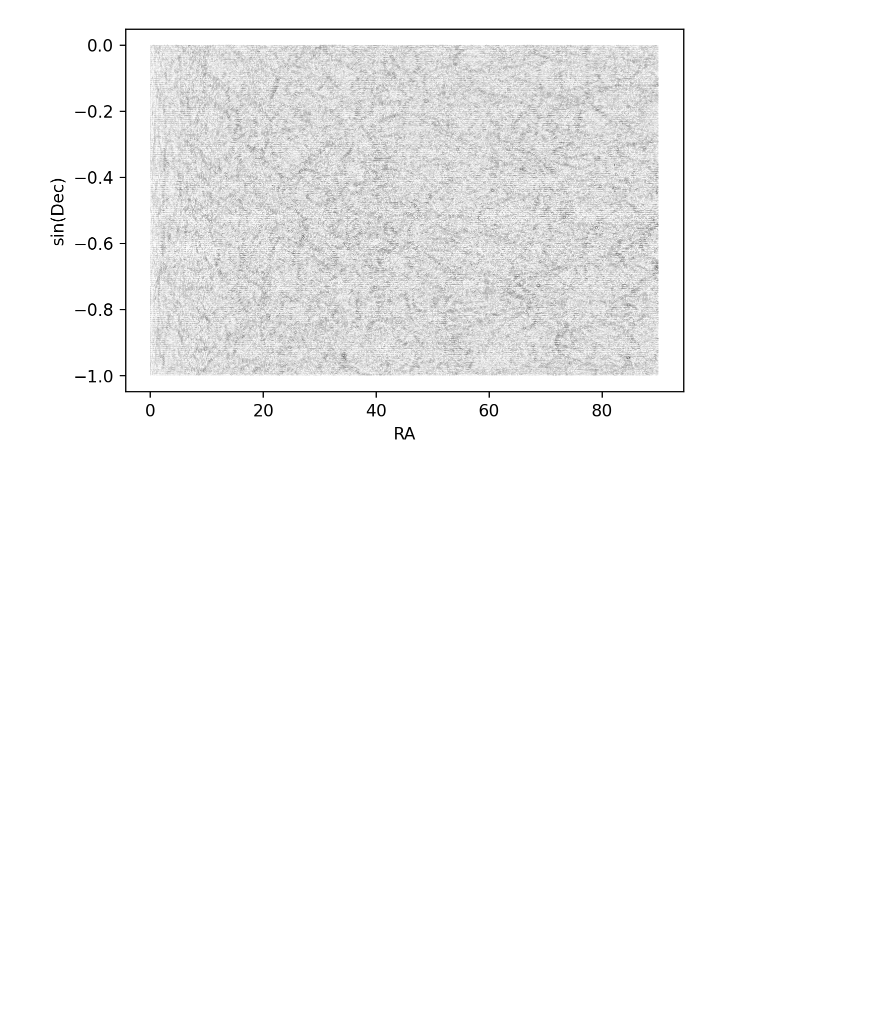
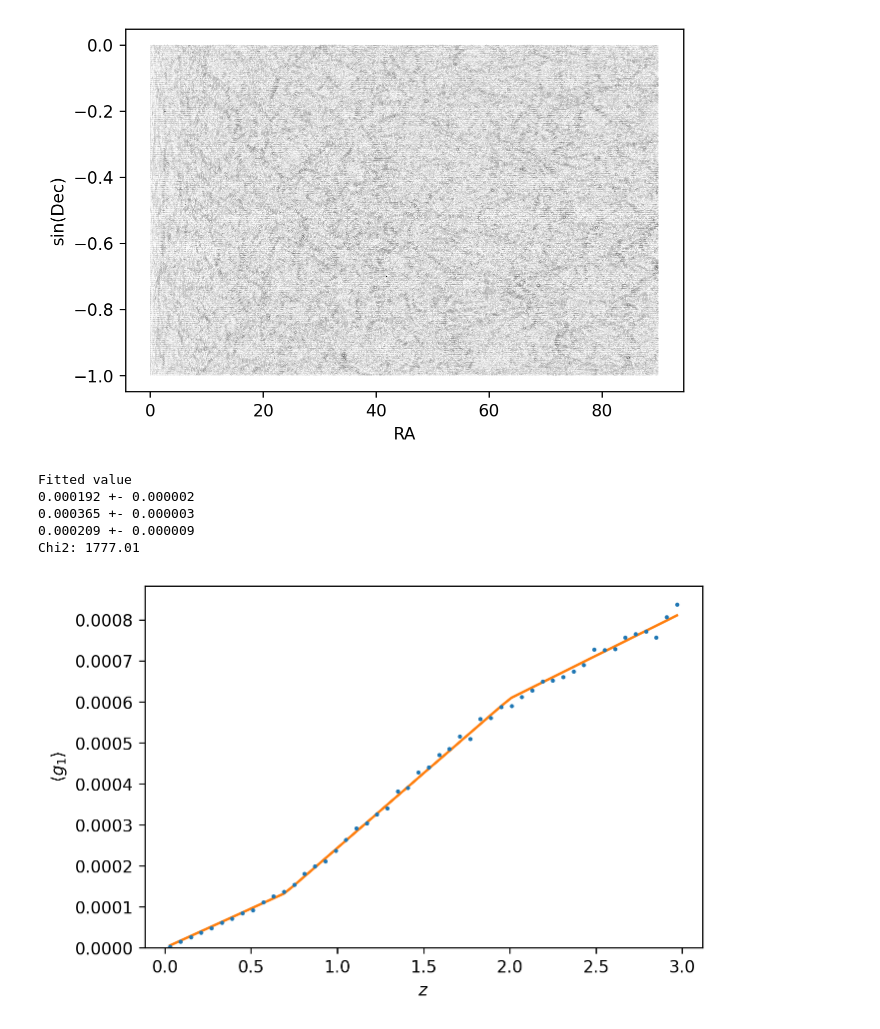
Before and after one commit to cwwalter/seagull-study, a Jupyter notebook: correlation-calculations.ipynb, the cells around one changed output. Cells and saved outputs as stored; diff of their text form; code cells hidden in the pictures; blank space fills up the shorter version.

Commit message:
Add piecewise fitting.

```diff
--- a/correlation-calculations.ipynb
+++ b/correlation-calculations.ipynb
@@ -106,3 +110,48 @@ plt.xlabel('RA')
 plt.ylabel('sin(Dec)');
 # %% [output]
 [figure]
+# %%
+from scipy.optimize import curve_fit
+
+@dask_hist
+def g1_z_prof(df):
+
+    h = Hist.new.Reg(50, 0, 3).Mean()
+    h.fill(df.z, sample=df.g1)
+    return h
+
+def new_slope(x, slope1, slope2, slope3):
+
+    break_1, break_2 = .7, 2
+
+    y = np.piecewise(x, [x <= break_1, (x > break_1)&(x <= break_2), (x > break_2)],
+                     [lambda x:slope1*x,
+                      lambda x:slope2*(x - break_1) + break_1*slope1,
+                      lambda x:slope3*(x - break_2) + break_1*slope1 + (break_2-break_1)*slope2])
+    return y
+
+h = g1_z_prof(df)
+centers = h.axes.centers[0]
+mean = h.view().value
+error_on_mean = np.sqrt(h.view().variance/h.view().count)
+
+popt, pcov = curve_fit(new_slope, centers, mean, sigma=error_on_mean)
+print(f'Fitted value',
+      f'\n{popt[0]:0.6f} +- {np.sqrt(pcov[0][0]):.6f}',
+      f'\n{popt[1]:0.6f} +- {np.sqrt(pcov[1][1]):.6f}',
+      f'\n{popt[2]:0.6f} +- {np.sqrt(pcov[2][2]):.6f}',
+      f'\nChi2: {sum(((mean-new_slope(centers, *popt))/error_on_mean)**2):4.2f}')
+
+plt.errorbar(centers, mean, yerr=error_on_mean, fmt = '.', markersize=3)
+plt.plot(centers, new_slope(centers, *popt))
+
+plt.ylim(bottom=0)
+plt.xlabel(r'$z$')
+plt.ylabel(r'$\langle g_1 \rangle$');
+# %% [output]
+Fitted value
+0.000192 +- 0.000002
+0.000365 +- 0.000003
+0.000209 +- 0.000009
+Chi2: 1777.01
+[figure, added]
```
Also changed, not shown: parts of 17 cells of this notebook.
